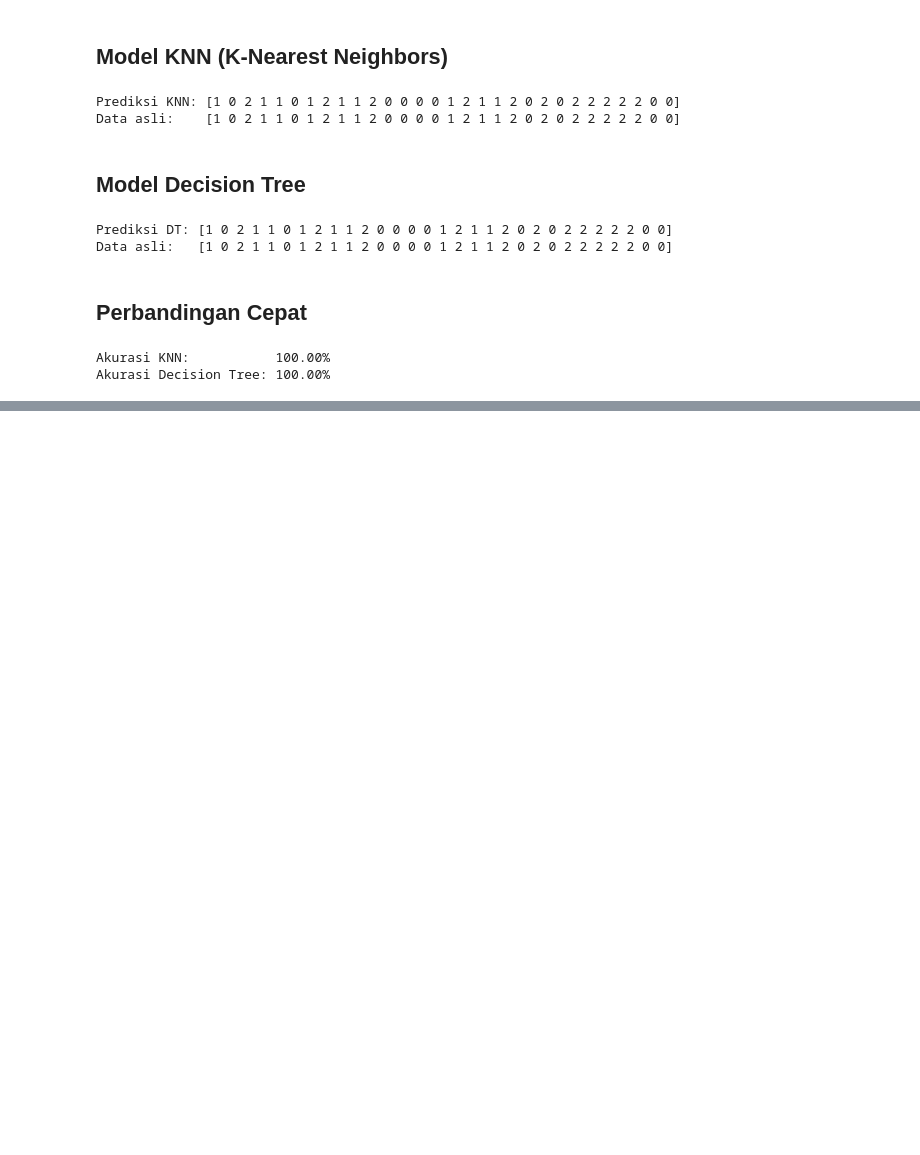
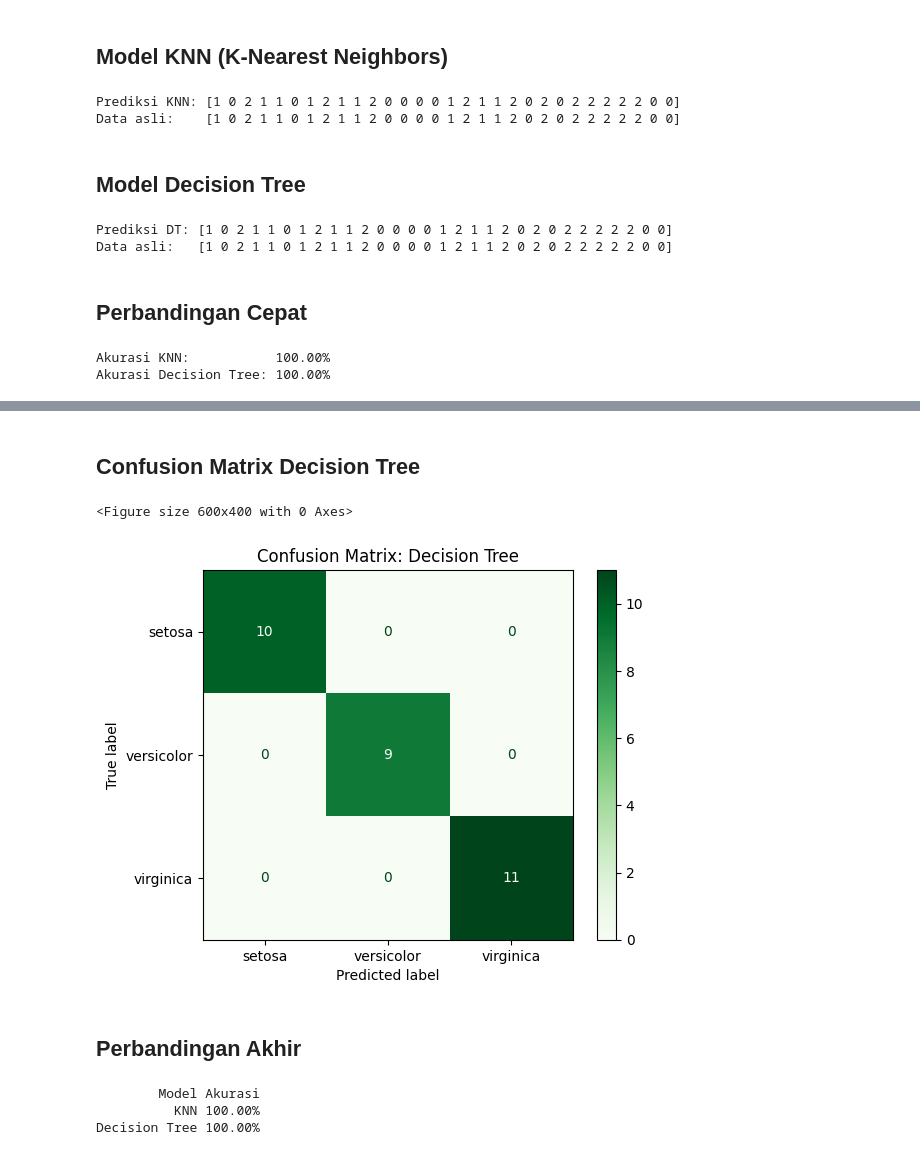
Before and after one commit to r021n/simple-machine-learing, a Jupyter notebook: Klasifikasi_Bunga_Iris.ipynb, the cells around one changed output, grey strips where cells are left out. Saved outputs shown, nothing was run; the diff lists cells and outputs as text; code cells hidden in the pictures; blank space fills up the shorter version.

Commit message:
evaluating training result for KNN and decision tree

```diff
--- a/Klasifikasi_Bunga_Iris.ipynb
+++ b/Klasifikasi_Bunga_Iris.ipynb
@@ -235,0 +286,25 @@ Akurasi Decision Tree: 100.00%
+# %% [markdown]
+## Confusion Matrix Decision Tree
+# %%
+plt.figure(figsize=(6, 4))
+cm_dt = confusion_matrix(y_test, y_pred_dt)
+disp_dt = ConfusionMatrixDisplay(cm_dt, display_labels=iris.target_names)
+disp_dt.plot(cmap='Greens')
+plt.title('Confusion Matrix: Decision Tree')
+plt.show()
+# %% [output]
+<Figure size 600x400 with 0 Axes>
+[figure, added]
+# %% [markdown]
+## Perbandingan Akhir
+# %%
+perbandingan = pd.DataFrame({
+    'Model': ['KNN', 'Decision Tree'],
+    'Akurasi': [akurasi_knn, akurasi_dt]
+})
+perbandingan['Akurasi'] = perbandingan['Akurasi'].apply(lambda x: f"{x:.2%}")
+print(perbandingan.to_string(index=False))
+# %% [output]
+        Model Akurasi
+          KNN 100.00%
+Decision Tree 100.00%
```
Also changed, not shown: parts of 7 cells of this notebook.
